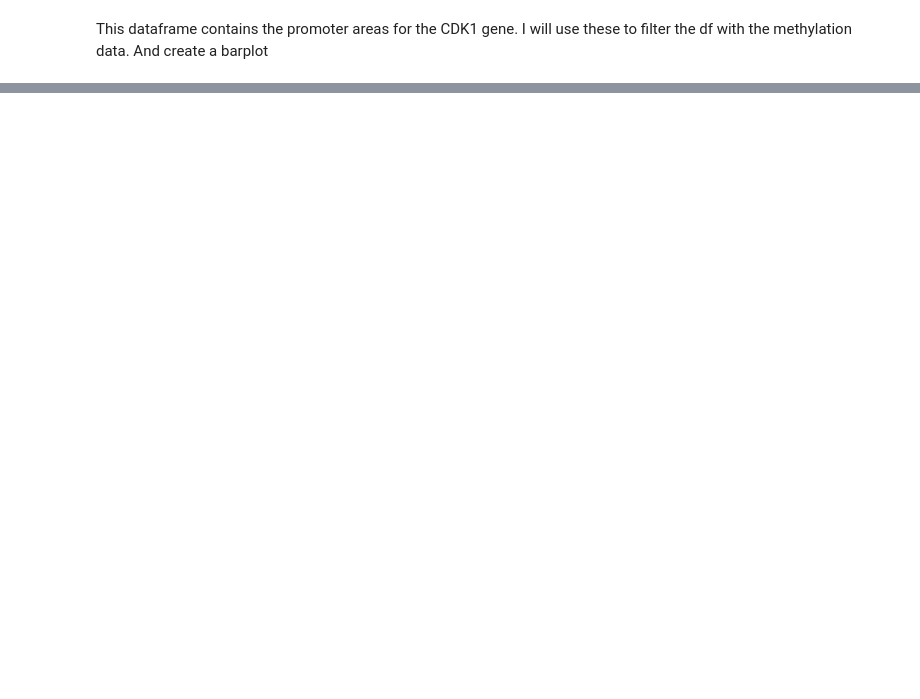
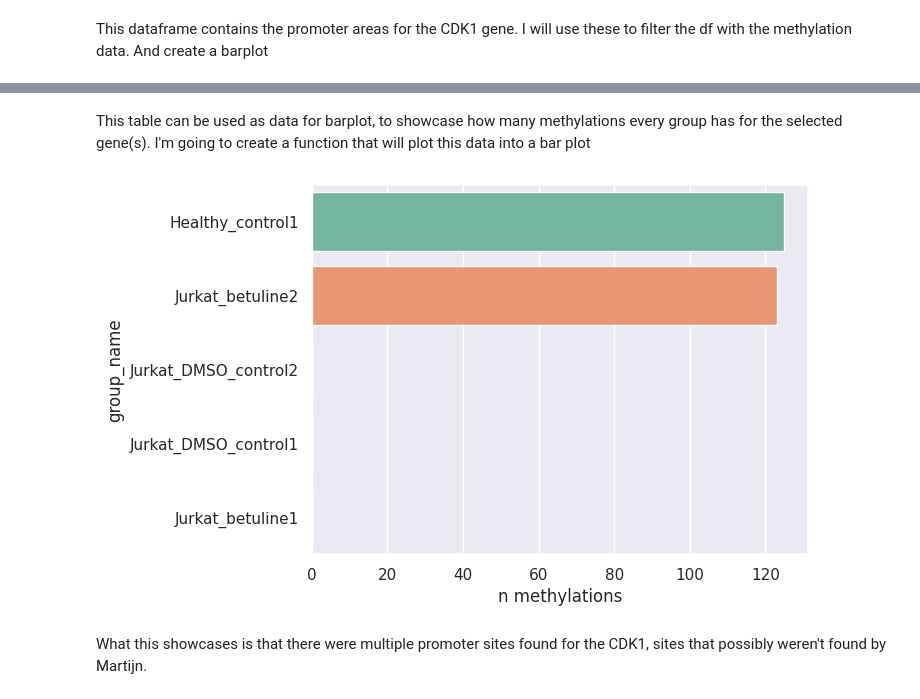
Before and after one commit to RamonReilman/app_methylation, a Jupyter notebook: logs/logbook.ipynb, the cells around one changed output, grey strips where cells are left out. Cells and saved outputs as stored; diff of their text form; code cells hidden in the pictures; blank space fills up the shorter version.

```diff
--- a/logs/logbook.ipynb
+++ b/logs/logbook.ipynb
@@ -559,0 +564,22 @@ The next steps will be cleaning up a bit of my code
+# %%
+def filter_data_from_bed(main_df, promoter_df):
+    final_subsetted_df: pd.DataFrame = pl.DataFrame(
+        {"chr":[],
+         "start":[],
+         "end":[],
+         "frac":[],
+         "valid":[],
+         "group_name":[]}
+    )
+    for row in promoter_df.iter_rows():
+        (chromosome, promoter_start, promoter_end, gene_name) = row
+        subsetted_df = main_df.filter(
+            (pl.col("chr") == chromosome) &
+            (pl.col("start") >= promoter_start) &
+            (pl.col("end") <= promoter_end)
+        )
+        final_subsetted_df = pl.concat([subsetted_df, final_subsetted_df])
+
+    return final_subsetted_df
+cdk1_test_df = filter_data_from_bed(df, df_cdk1)
+print(cdk1_test_df.head())
@@ -559,0 +602,14 @@ The next steps will be cleaning up a bit of my code
+# %%
+def count_methylation_data(main_df):
+    return (main_df
+    .select(["group_name", "frac"])
+    .group_by("group_name")
+    .agg([pl.len().alias("n methylations")])
+    .join(all_groups, on="group_name", how="full")
+    .with_columns(pl.col("group_name").fill_null(pl.col("group_name_right")))
+    .drop("group_name_right")
+    .fill_null(0)
+)
+
+cdk1_count_data = count_methylation_data(cdk1_test_df)
+cdk1_count_data
@@ -559,0 +625,14 @@ The next steps will be cleaning up a bit of my code
+# %% [markdown]
+This table can be used as data for barplot, to showcase how many methylations every group has for the selected gene(s).
+I'm going to create a function that will plot this data into a bar plot
+# %%
+def code_count_data(data_df):
+    sns.barplot(data = data_df.sort("n methylations", descending=True),
+            y = "group_name", x = "n methylations",
+            hue="group_name", palette="Set2")
+    plt.show()
+code_count_data(cdk1_count_data)
+# %% [output]
+[figure, added]
+# %% [markdown]
+What this showcases is that there were multiple promoter sites found for the CDK1, sites that possibly weren't found by Martijn.
```
Also changed, not shown: parts of 19 cells of this notebook, 2 other files.
